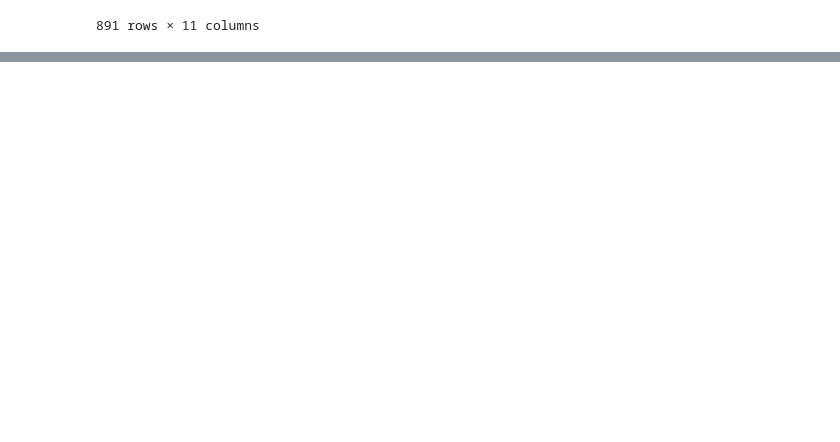
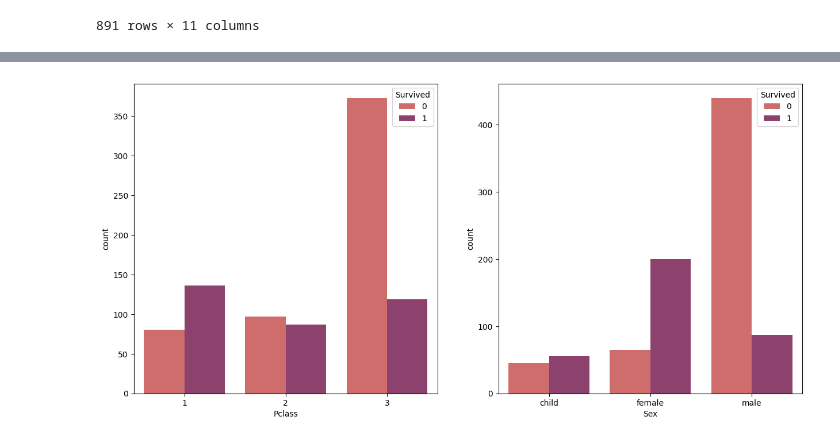
Before and after one commit to ignalazaro/Proyectos_modulo1, a Jupyter notebook: titanic/titanic.ipynb, the cells around one changed output, grey strips where cells are left out. Saved outputs shown, nothing was run; the diff lists cells and outputs as text; code cells hidden in the pictures; blank space fills up the shorter version.

```diff
--- a/titanic/titanic.ipynb
+++ b/titanic/titanic.ipynb
@@ -299,0 +245,5 @@ sns.countplot(x='Sex', hue='Survived', data=df)
+# %%
+from sklearn.preprocessing import LabelEncoder
+le = LabelEncoder()
+le.fit(df['Sex'])
+df['Sex'] = le.transform(df['Sex'])
@@ -300 +260,12 @@ sns.countplot(x='Sex', hue='Survived', data=df)
+# %%
+# Vemos pequeños indicios de que la probabilidad de sobrevivir aumenta según la clase en la que viajaban, cuan más alta es la clase, más probable es sobrevivir.
+# También se observa que muejeres y niños tienen mejores tasas de supervivencia
+
+fig, axes = plt.subplots(1, 2, figsize=(15, 7))
+
+sns.countplot(x=df["Pclass"],hue = df["Survived"], palette='flare', ax=axes[0])
+sns.countplot(x=df["Sex"],hue = df["Survived"], palette='flare', ax=axes[1])
+axes[1].set_xticklabels(['child', 'female', 'male']);
+# %% [output]
+[figure, added]
 # %%
```
Also changed, not shown: parts of 19 cells of this notebook.
